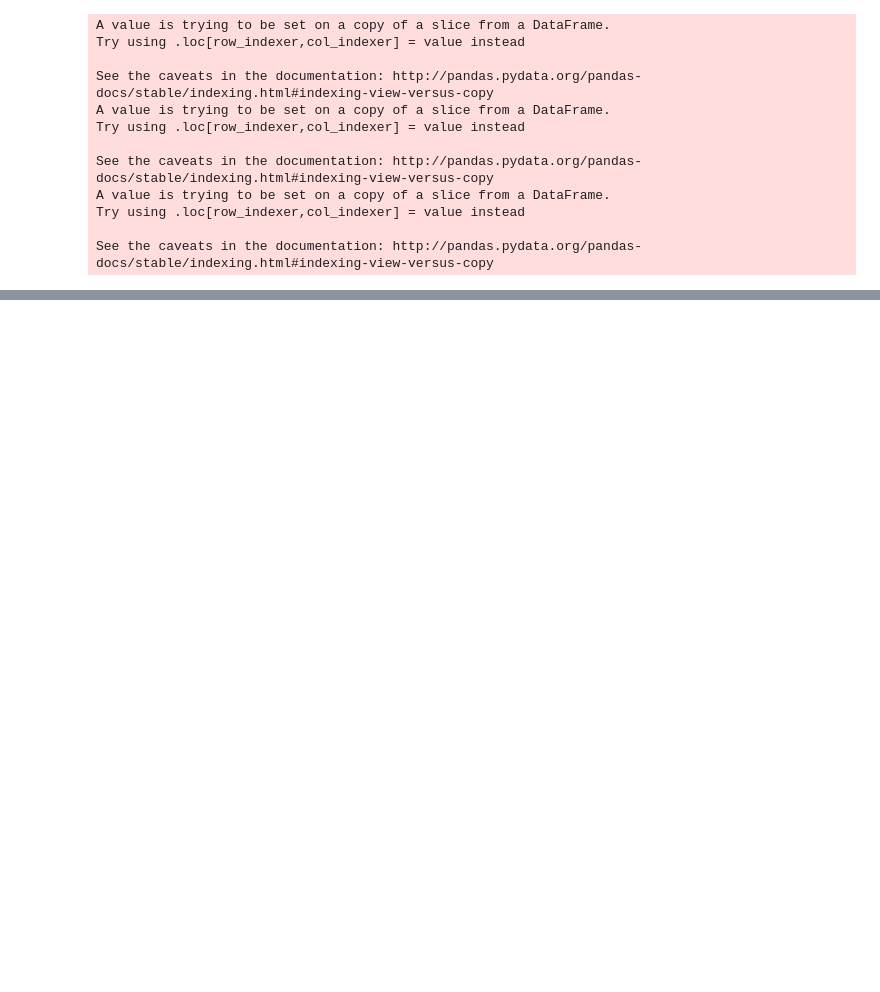
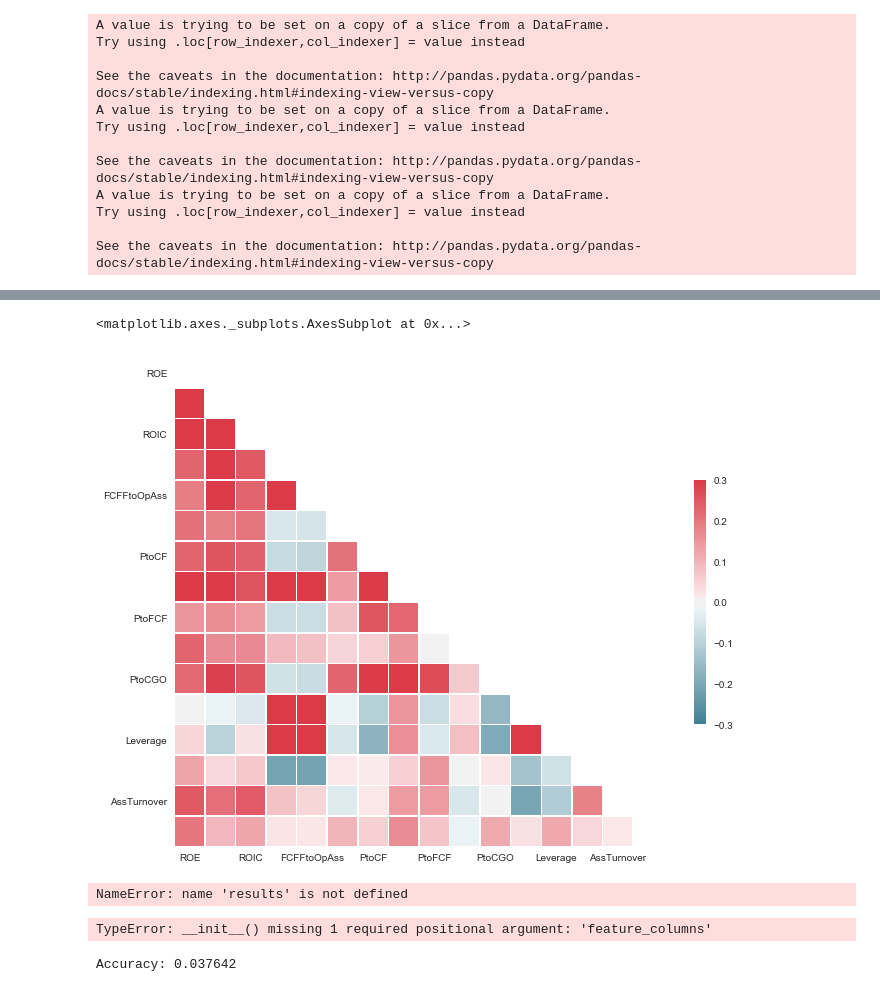
Before and after one commit to Gelinator/Fundamentals, a Jupyter notebook: FundamentalsAnalyzer.ipynb, the cells around one changed output, grey strips where cells are left out. Cells and saved outputs as stored; diff of their text form; code cells hidden in the pictures; blank space fills up the shorter version.

```diff
--- a/FundamentalsAnalyzer.ipynb
+++ b/FundamentalsAnalyzer.ipynb
@@ -292,0 +357,34 @@ results
+# %%
+%matplotlib inline
+import string
+import numpy as np
+import pandas as pd
+import seaborn as sns
+import matplotlib.pyplot as plt
+
+sns.set(style="white")
+
+# Compute the correlation matrix
+corr = cleanRes.corr()
+
+# Generate a mask for the upper triangle
+mask = np.zeros_like(corr, dtype=np.bool)
+mask[np.triu_indices_from(mask)] = True
+
+# Set up the matplotlib figure
+f, ax = plt.subplots(figsize=(11, 9))
+
+# Generate a custom diverging colormap
+cmap = sns.diverging_palette(220, 10, as_cmap=True)
+
+# Draw the heatmap with the mask and correct aspect ratio
+sns.heatmap(corr, mask=mask, cmap=cmap, vmax=.3,
+            square=True, xticklabels=2, yticklabels=2,
+            linewidths=.5, cbar_kws={"shrink": .5}, ax=ax)
+# %% [output]
+<matplotlib.axes._subplots.AxesSubplot at 0x...>
+[figure, added]
+# %%
+type(results)
+# %% [output]
+NameError: name 'results' is not defined
@@ -292,0 +397,41 @@ results
+# %%
+import tensorflow.contrib.learn as skflow
+import tensorflow as tf
+import time
+from sklearn import metrics
+
+start_time = time.time()
+
+
+classifier = skflow.DNNRegressor(hidden_units=[10,34,3,54])
+
+import logging
+logging.getLogger().setLevel(logging.INFO)
+
+classifier.fit(X_train, y_train,max_steps=500)
+
+y_pred = classifier.predict(X_test)
+score = metrics.r2_score(y_test, y_pred)
+
+
+print(metrics.confusion_matrix(y_test, y_pred))
+
+print("Accuracy: %f" % score)
+
+print("--- %s seconds ---" % (time.time() - start_time))
+# %% [output]
+TypeError: __init__() missing 1 required positional argument: 'feature_columns'
+# %%
+from sklearn.ensemble import RandomForestRegressor
+from sklearn import metrics
+
+rf = RandomForestRegressor(n_estimators=1000,oob_score=False)
+rf.fit(X_train,y_train)
+
+y_pred = rf.predict(X_test)
+score = metrics.r2_score(y_test, y_pred)
+
+
+print("Accuracy: %f" % score)
+# %% [output]
+Accuracy: 0.037642
```
Also changed, not shown: parts of 15 cells of this notebook.
